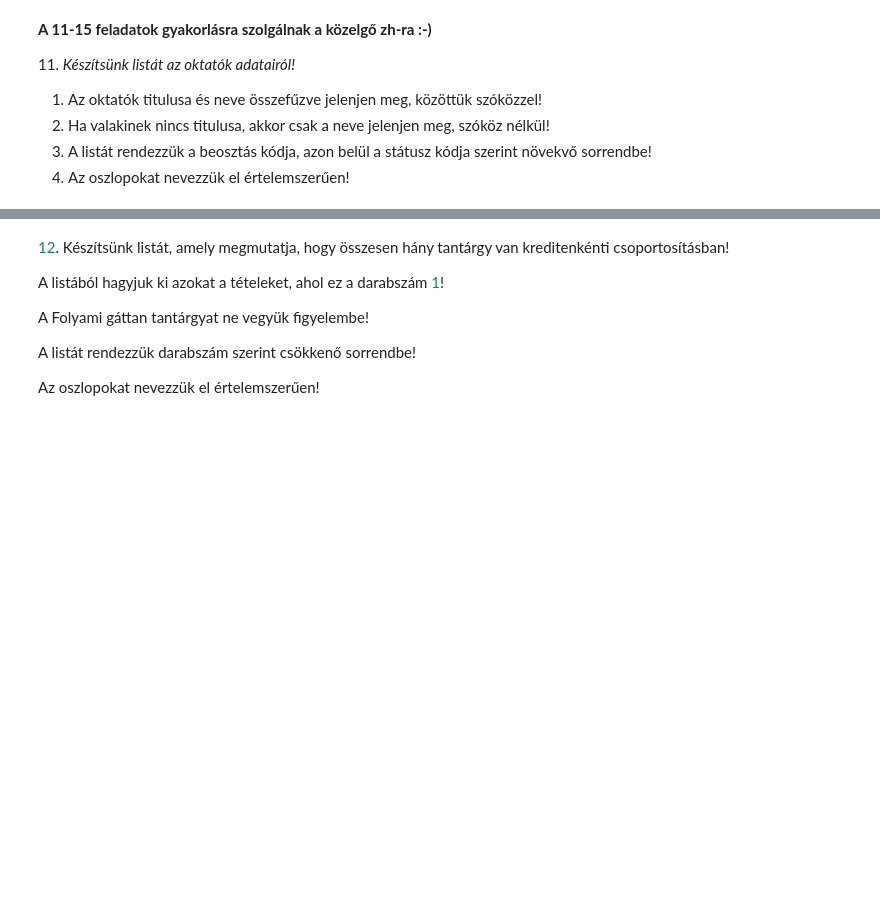
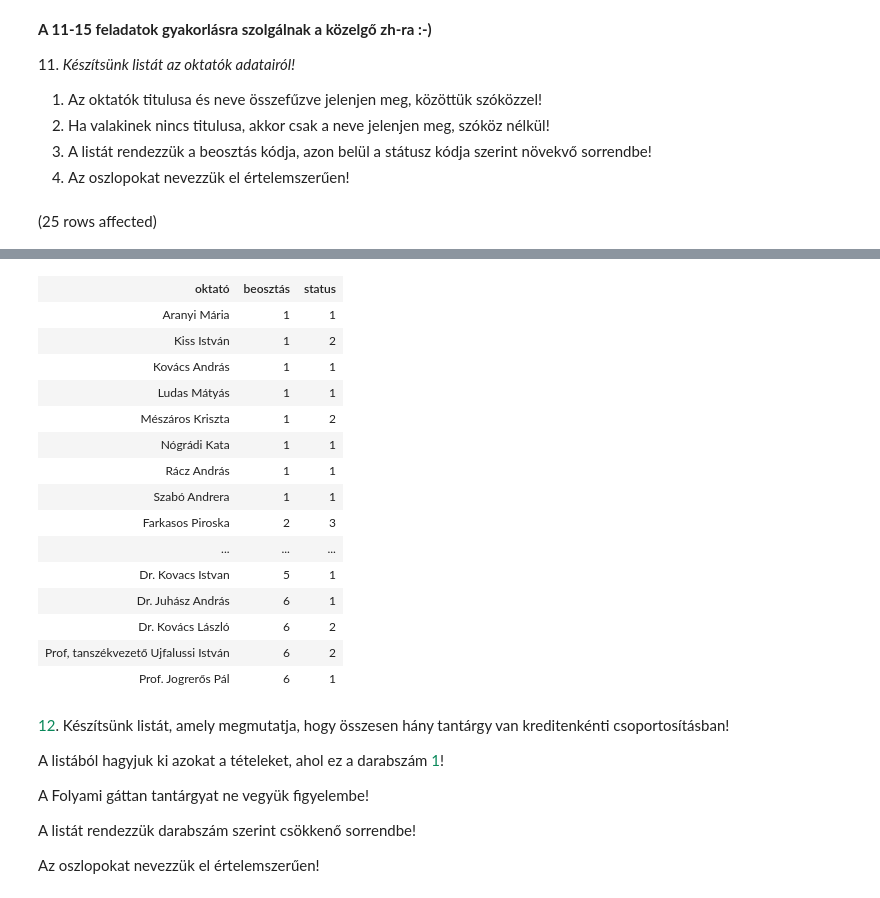
Before and after one commit to marinatoth/db_sql, a Jupyter notebook: gyakorlat03_feladatok.ipynb, the cells around one changed output, grey strips where cells are left out. Saved outputs shown, nothing was run; the diff lists cells and outputs as text; code cells hidden in the pictures; blank space fills up the shorter version.

```diff
--- a/gyakorlat03_feladatok.ipynb
+++ b/gyakorlat03_feladatok.ipynb
@@ -204,3 +229,17 @@ Total execution time: 00:00:00.016
 2. Ha valakinek nincs titulusa, akkor csak a neve jelenjen meg, szóköz nélkül!
 3. A listát rendezzük a beosztás kódja, azon belül a státusz kódja szerint növekvő sorrendbe!
 4. Az oszlopokat nevezzük el értelemszerűen!
+# %%
+SELECT okt.titulus +' ' + okt.nev as'oktató',okt.beosztás, okt.[status]
+from Oktatok okt
+where okt.titulus is not NULL
+
+
+UNION
+
+SELECT okt.nev as'oktató', okt.beosztás, okt.[status]
+from Oktatok okt
+where okt.titulus is NULL
+order BY okt.beosztás
+# %% [output]
+(25 rows affected)
@@ -207,3 +247,19 @@ Total execution time: 00:00:00.016
+| oktató | beosztás | status |
+| Aranyi Mária | 1 | 1 |
+| Kiss István | 1 | 2 |
+| Kovács András | 1 | 1 |
+| Ludas Mátyás | 1 | 1 |
+| Mészáros Kriszta | 1 | 2 |
+| Nógrádi Kata | 1 | 1 |
+| Rácz András | 1 | 1 |
+| Szabó Andrera | 1 | 1 |
+| Farkasos Piroska | 2 | 3 |
+| ... | ... | ... |
+| Dr. Kovacs Istvan | 5 | 1 |
+| Dr. Juhász András | 6 | 1 |
+| Dr. Kovács László | 6 | 2 |
+| Prof, tanszékvezető Ujfalussi István | 6 | 2 |
+| Prof. Jogrerős Pál | 6 | 1 |
 # %% [markdown]
 <span style="color: #09885a;">12</span>. Készítsünk listát, amely megmutatja, hogy összesen hány tantárgy van kreditenkénti csoportosításban!
 
```
Also changed, not shown: parts of 7 cells of this notebook.
